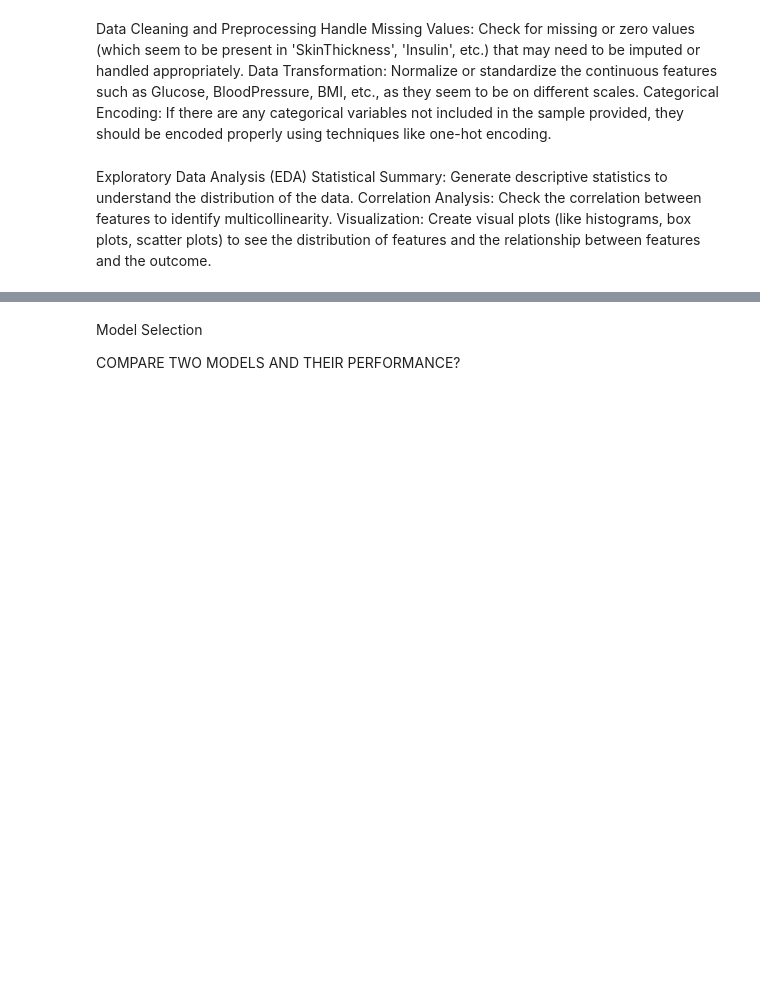
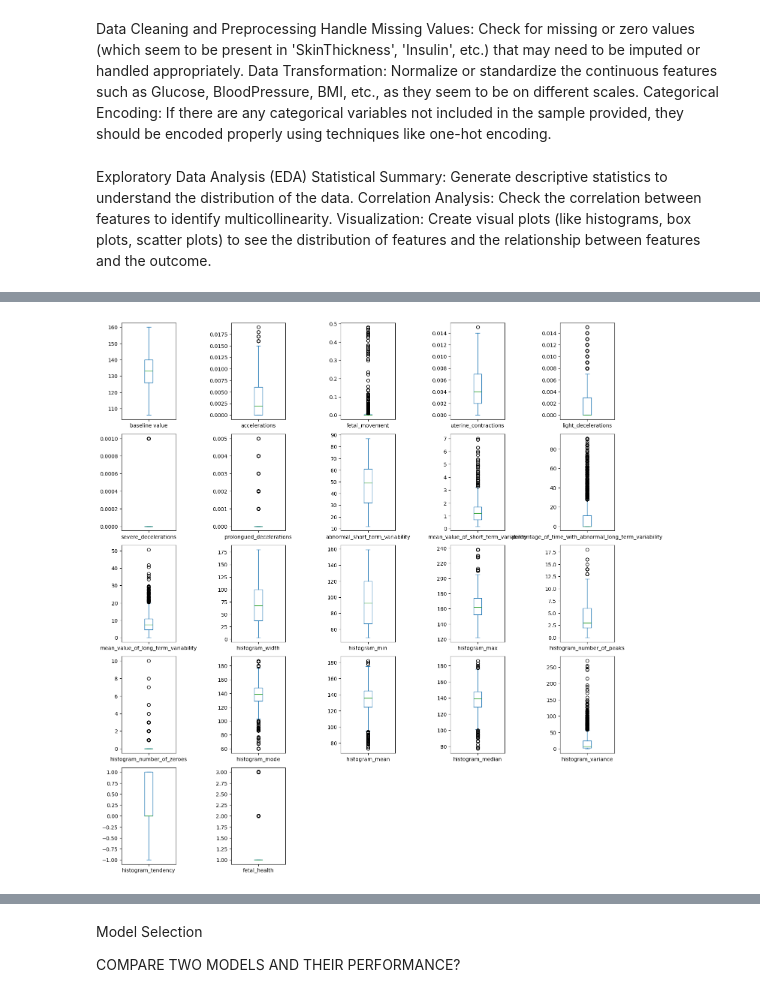
Before and after one commit to georgegmathew12/329e_project, a Jupyter notebook: 329_proj.ipynb, the cells around one changed output, grey strips where cells are left out. Cells and saved outputs as stored; diff of their text form; code cells hidden in the pictures; blank space fills up the shorter version.

```diff
--- a/329_proj.ipynb
+++ b/329_proj.ipynb
@@ -99,0 +79,7 @@ create_visualizations(df)
+# %%
+# Box plots for all features
+df.plot(kind='box', subplots=True, layout=(5,5), figsize=(15, 15))
+plt.tight_layout()
+plt.show()
+# %% [output]
+[figure, added]
```
Also changed, not shown: parts of 6 cells of this notebook.
